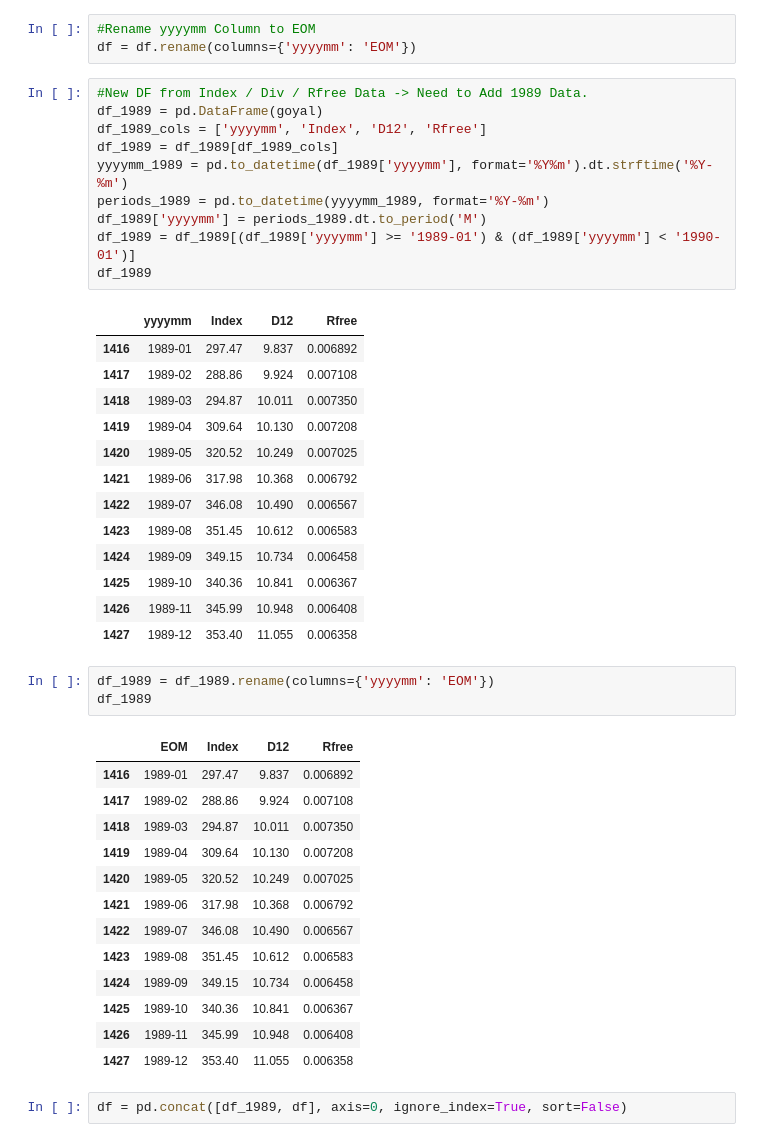
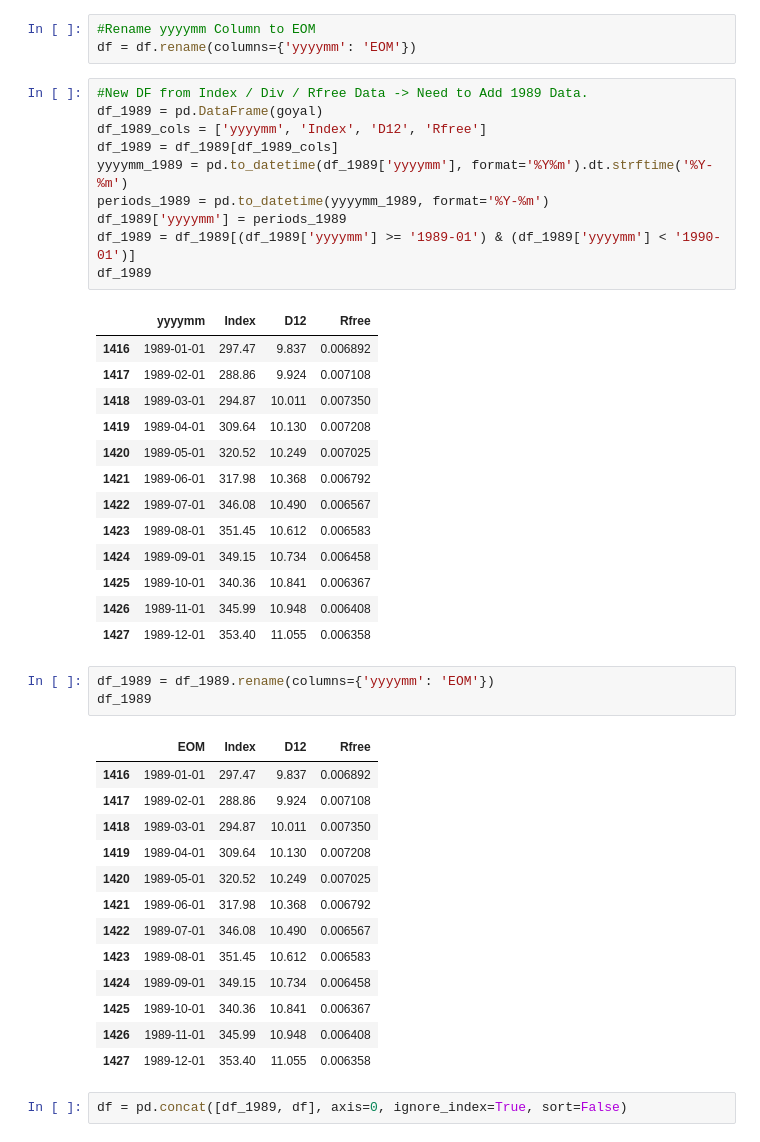
Before and after one commit to maks-p/Momentum_X_Sentiment, a Jupyter notebook: Momentum_x_Sentiment.ipynb, the cells around one changed output. Saved outputs shown, nothing was run; the diff lists cells and outputs as text.

```diff
--- a/Momentum_x_Sentiment.ipynb
+++ b/Momentum_x_Sentiment.ipynb
@@ -182,44 +185,44 @@ df = df.rename(columns={'yyyymm': 'EOM'})
 # %%
 #New DF from Index / Div / Rfree Data -> Need to Add 1989 Data.
 df_1989 = pd.DataFrame(goyal)
 df_1989_cols = ['yyyymm', 'Index', 'D12', 'Rfree']
 df_1989 = df_1989[df_1989_cols]
 yyyymm_1989 = pd.to_datetime(df_1989['yyyymm'], format='%Y%m').dt.strftime('%Y-%m')
 periods_1989 = pd.to_datetime(yyyymm_1989, format='%Y-%m')
-df_1989['yyyymm'] = periods_1989.dt.to_period('M')
+df_1989['yyyymm'] = periods_1989
 df_1989 = df_1989[(df_1989['yyyymm'] >= '1989-01') & (df_1989['yyyymm'] < '1990-01')]
 df_1989
 # %% [output]
 |  | yyyymm | Index | D12 | Rfree |
-| 1416 | 1989-01 | 297.47 | 9.837 | 0.006892 |
-| 1417 | 1989-02 | 288.86 | 9.924 | 0.007108 |
-| 1418 | 1989-03 | 294.87 | 10.011 | 0.007350 |
-| 1419 | 1989-04 | 309.64 | 10.130 | 0.007208 |
-| 1420 | 1989-05 | 320.52 | 10.249 | 0.007025 |
-| 1421 | 1989-06 | 317.98 | 10.368 | 0.006792 |
-| 1422 | 1989-07 | 346.08 | 10.490 | 0.006567 |
-| 1423 | 1989-08 | 351.45 | 10.612 | 0.006583 |
-| 1424 | 1989-09 | 349.15 | 10.734 | 0.006458 |
-| 1425 | 1989-10 | 340.36 | 10.841 | 0.006367 |
-| 1426 | 1989-11 | 345.99 | 10.948 | 0.006408 |
-| 1427 | 1989-12 | 353.40 | 11.055 | 0.006358 |
+| 1416 | 1989-01-01 | 297.47 | 9.837 | 0.006892 |
+| 1417 | 1989-02-01 | 288.86 | 9.924 | 0.007108 |
+| 1418 | 1989-03-01 | 294.87 | 10.011 | 0.007350 |
+| 1419 | 1989-04-01 | 309.64 | 10.130 | 0.007208 |
+| 1420 | 1989-05-01 | 320.52 | 10.249 | 0.007025 |
+| 1421 | 1989-06-01 | 317.98 | 10.368 | 0.006792 |
+| 1422 | 1989-07-01 | 346.08 | 10.490 | 0.006567 |
+| 1423 | 1989-08-01 | 351.45 | 10.612 | 0.006583 |
+| 1424 | 1989-09-01 | 349.15 | 10.734 | 0.006458 |
+| 1425 | 1989-10-01 | 340.36 | 10.841 | 0.006367 |
+| 1426 | 1989-11-01 | 345.99 | 10.948 | 0.006408 |
+| 1427 | 1989-12-01 | 353.40 | 11.055 | 0.006358 |
 # %%
 df_1989 = df_1989.rename(columns={'yyyymm': 'EOM'})
 df_1989
 # %% [output]
 |  | EOM | Index | D12 | Rfree |
-| 1416 | 1989-01 | 297.47 | 9.837 | 0.006892 |
-| 1417 | 1989-02 | 288.86 | 9.924 | 0.007108 |
-| 1418 | 1989-03 | 294.87 | 10.011 | 0.007350 |
-| 1419 | 1989-04 | 309.64 | 10.130 | 0.007208 |
-| 1420 | 1989-05 | 320.52 | 10.249 | 0.007025 |
-| 1421 | 1989-06 | 317.98 | 10.368 | 0.006792 |
-| 1422 | 1989-07 | 346.08 | 10.490 | 0.006567 |
-| 1423 | 1989-08 | 351.45 | 10.612 | 0.006583 |
-| 1424 | 1989-09 | 349.15 | 10.734 | 0.006458 |
-| 1425 | 1989-10 | 340.36 | 10.841 | 0.006367 |
-| 1426 | 1989-11 | 345.99 | 10.948 | 0.006408 |
-| 1427 | 1989-12 | 353.40 | 11.055 | 0.006358 |
+| 1416 | 1989-01-01 | 297.47 | 9.837 | 0.006892 |
+| 1417 | 1989-02-01 | 288.86 | 9.924 | 0.007108 |
+| 1418 | 1989-03-01 | 294.87 | 10.011 | 0.007350 |
+| 1419 | 1989-04-01 | 309.64 | 10.130 | 0.007208 |
+| 1420 | 1989-05-01 | 320.52 | 10.249 | 0.007025 |
+| 1421 | 1989-06-01 | 317.98 | 10.368 | 0.006792 |
+| 1422 | 1989-07-01 | 346.08 | 10.490 | 0.006567 |
+| 1423 | 1989-08-01 | 351.45 | 10.612 | 0.006583 |
+| 1424 | 1989-09-01 | 349.15 | 10.734 | 0.006458 |
+| 1425 | 1989-10-01 | 340.36 | 10.841 | 0.006367 |
+| 1426 | 1989-11-01 | 345.99 | 10.948 | 0.006408 |
+| 1427 | 1989-12-01 | 353.40 | 11.055 | 0.006358 |
 # %%
 df = pd.concat([df_1989, df], axis=0, ignore_index=True, sort=False)
 # %%
```
Also changed, not shown: parts of 45 cells of this notebook, 2 other files.
